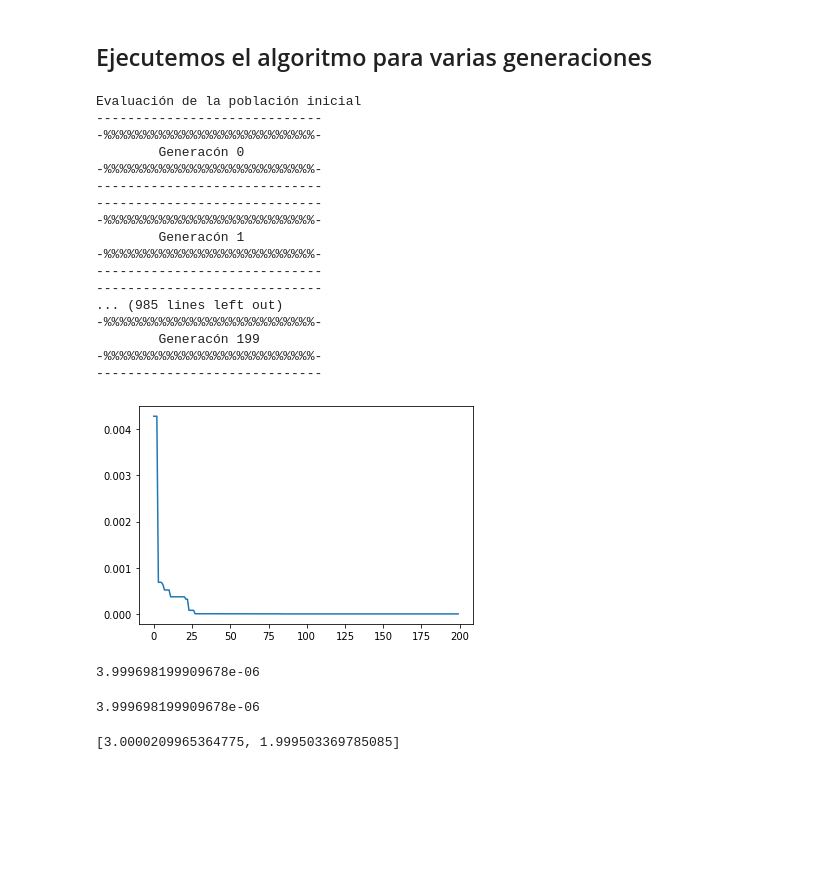
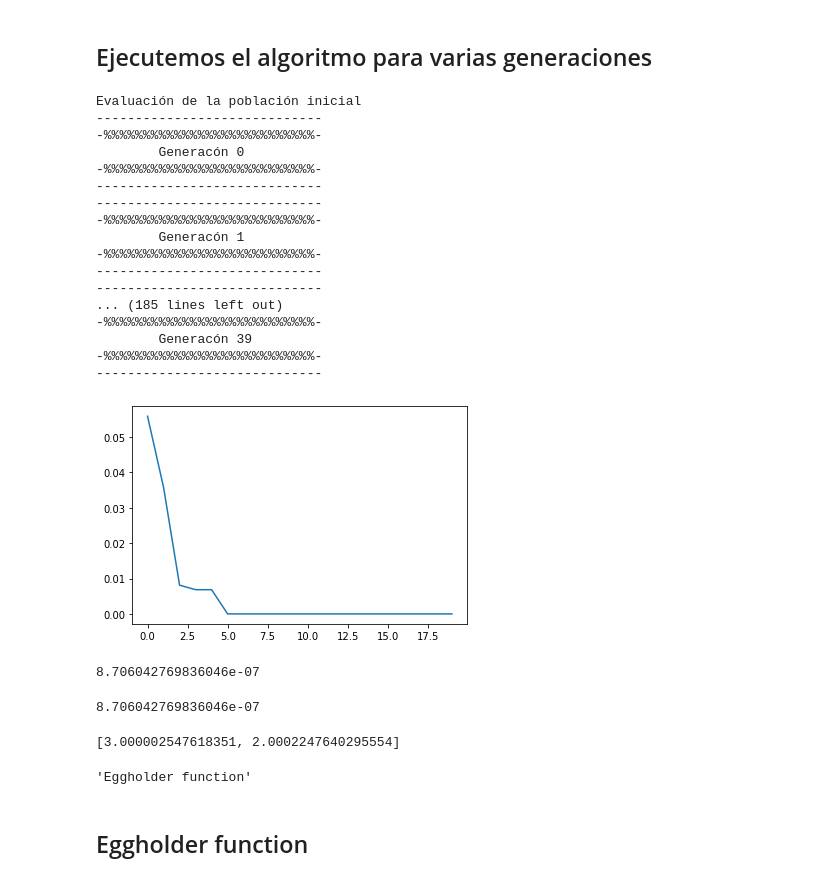
Before and after one commit to milocortes/mod_04_concentracion, a Jupyter notebook: src/talleres_clase/prob_opt_algo_gen.ipynb, the cells around one changed output. Saved outputs shown, nothing was run; the diff lists cells and outputs as text; code cells hidden in the pictures; blank space fills up the shorter version.

```diff
--- a/src/talleres_clase/prob_opt_algo_gen.ipynb
+++ b/src/talleres_clase/prob_opt_algo_gen.ipynb
@@ -602,7 +580,8 @@ def CRUZA(seleccion,length_total_cromosoma):
 
 def MUTACION(nueva_poblacion,length_total_cromosoma,n_variables,dimension_vec):
 
-    mutacion_param = 2/length_total_cromosoma
+    #mutacion_param = 2/length_total_cromosoma
+    mutacion_param = 0.5
     n = len(nueva_poblacion)
 
     """
@@ -637,12 +616,12 @@ def MUTACION(nueva_poblacion,length_total_cromosoma,n_variables,dimension_vec):
 # %%
 # Parámetros del algoritmo
 
-m = 1000
+m = 2000
 n_variables = 2
 i_sup_vec = [5, 5]
 i_inf_vec = [-5, -5]
 precision = 10
-generaciones = 200
+generaciones = 40
 
 dimension_vec = []
 genotipo = []
@@ -700,27 +679,33 @@ Evaluación de la población inicial
 -%%%%%%%%%%%%%%%%%%%%%%%%%%%-
 -----------------------------
 -----------------------------
-... (985 lines left out)
+... (185 lines left out)
 -%%%%%%%%%%%%%%%%%%%%%%%%%%%-
-        Generacón 199
+        Generacón 39
 -%%%%%%%%%%%%%%%%%%%%%%%%%%%-
 -----------------------------
 # %%
 import matplotlib.pyplot as plt
 
-plt.plot(fitness_values)
+plt.plot(fitness_values[:20])
 plt.show()
 # %% [output]
-[figure, old version]
+[figure, new version]
 # %%
 mejor_valor
 # %% [output]
-3.999698199909678e-06
+8.706042769836046e-07
 # %%
 f_himmelblau(mejor_vector)
 # %% [output]
-3.999698199909678e-06
+8.706042769836046e-07
 # %%
 mejor_vector
 # %% [output]
-[3.0000209965364775, 1.999503369785085]
+[3.000002547618351, 2.0002247640295554]
+# %%
+np.random.choice(["Easom function","Eggholder function"])
+# %% [output]
+'Eggholder function'
+# %% [markdown]
+## Eggholder function
```
Also changed, not shown: parts of 22 cells of this notebook.
